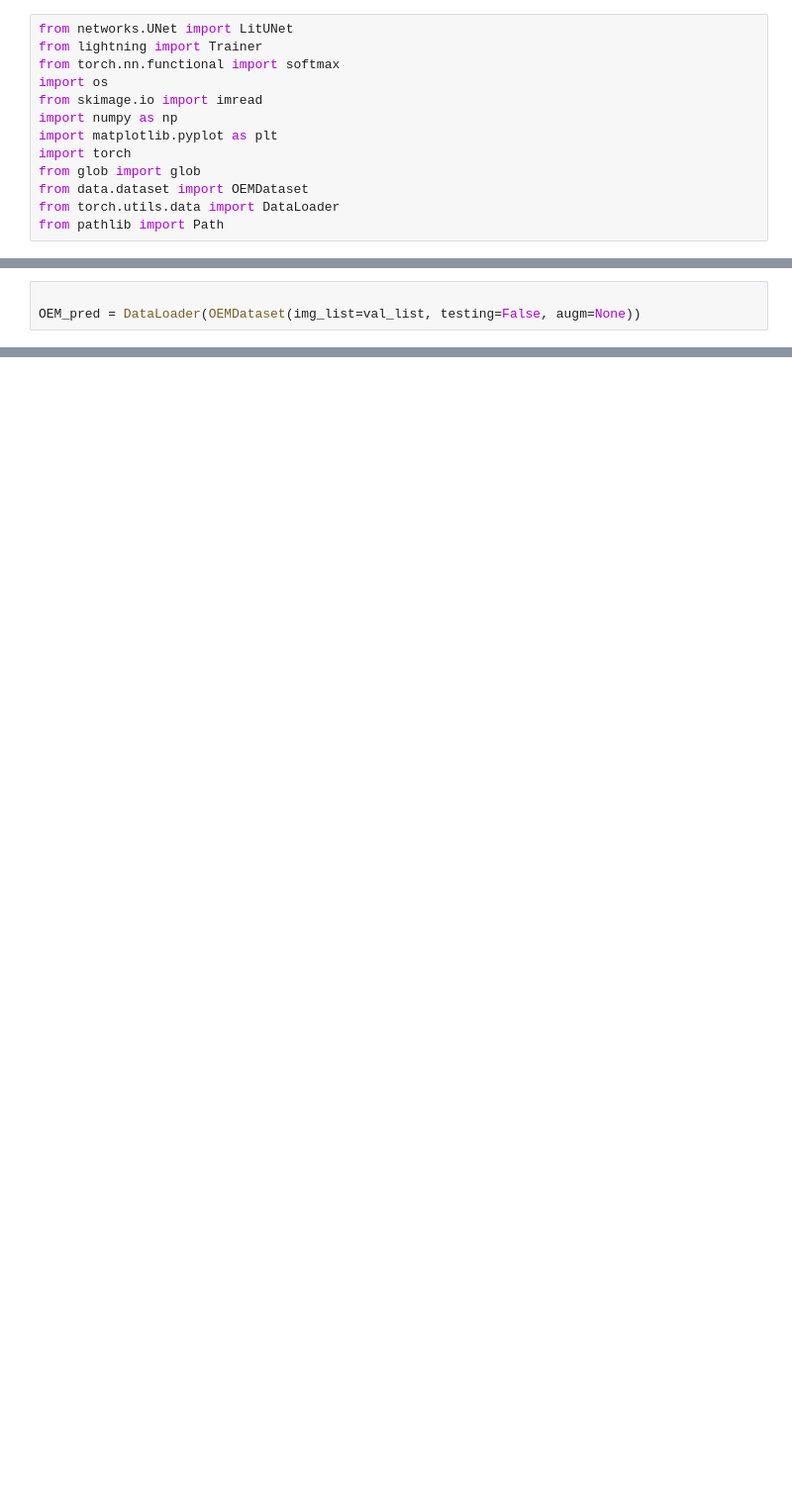
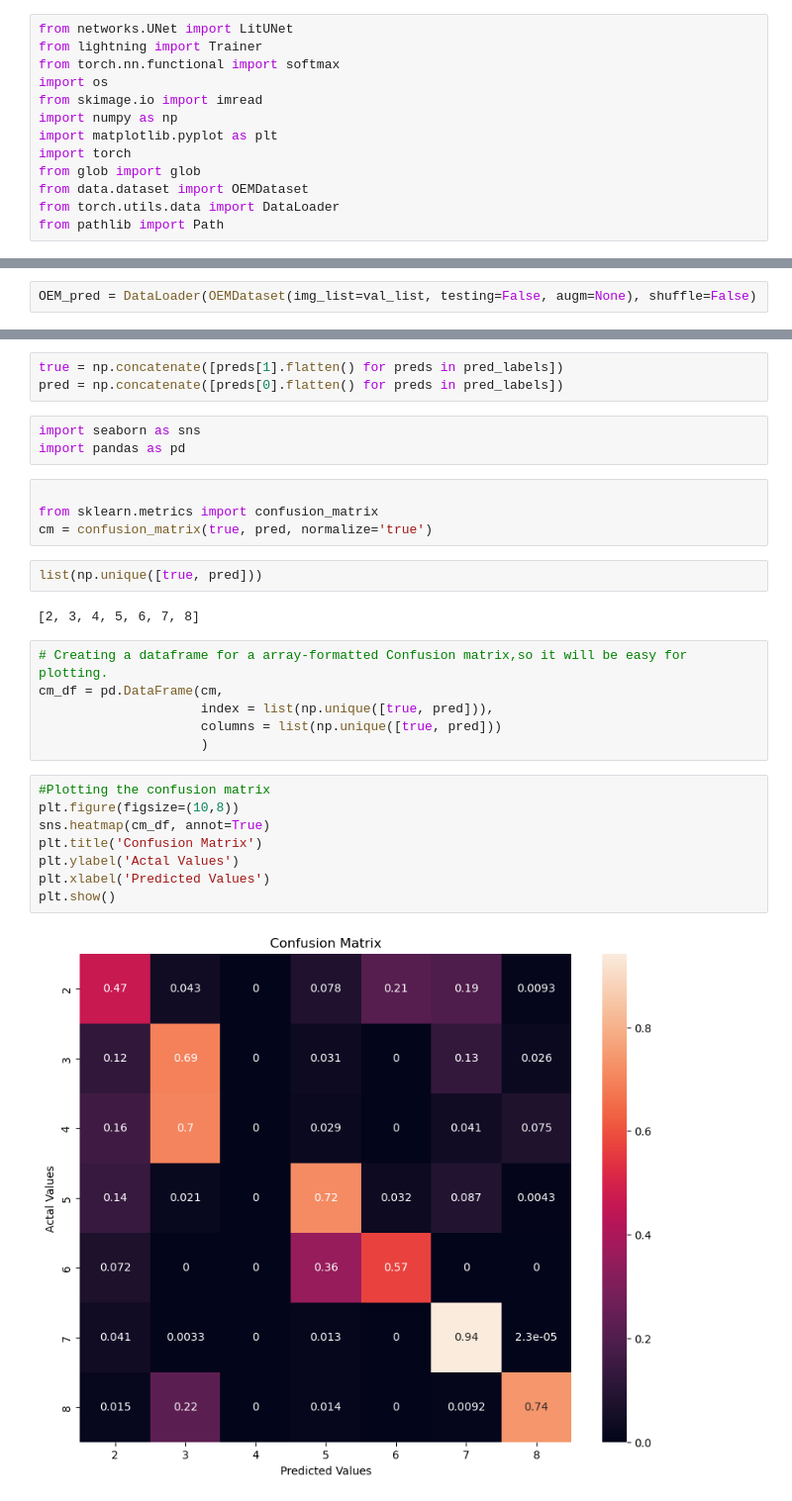
Before and after one commit to gillan-krishna/high-res-lulc, a Jupyter notebook: src/003-Confusion_matrix.ipynb, the cells around one changed output, grey strips where cells are left out. Shown: that part at 99% size. Drawn from its saved outputs; the diff is of its cells as text; blank space fills up the shorter version.

```diff
--- a/src/003-Confusion_matrix.ipynb
+++ b/src/003-Confusion_matrix.ipynb
@@ -36,6 +46,5 @@ def pred_labels(trainer, dataloader):
     return preds
 # %%
-
-OEM_pred = DataLoader(OEMDataset(img_list=val_list, testing=False, augm=None))
+OEM_pred = DataLoader(OEMDataset(img_list=val_list, testing=False, augm=None), shuffle=False)
 # %%
 pred_labels = pred_labels(trainer=trainer, dataloader=OEM_pred)
@@ -41,0 +54,30 @@ pred_labels = pred_labels(trainer=trainer, dataloader=OEM_pred)
+# %%
+true = np.concatenate([preds[1].flatten() for preds in pred_labels])
+pred = np.concatenate([preds[0].flatten() for preds in pred_labels])
+# %%
+import seaborn as sns
+import pandas as pd
+# %%
+
+from sklearn.metrics import confusion_matrix
+cm = confusion_matrix(true, pred, normalize='true')
+# %%
+list(np.unique([true, pred]))
+# %% [output]
+[2, 3, 4, 5, 6, 7, 8]
+# %%
+# Creating a dataframe for a array-formatted Confusion matrix,so it will be easy for plotting.
+cm_df = pd.DataFrame(cm,
+                     index = list(np.unique([true, pred])),
+                     columns = list(np.unique([true, pred]))
+                     )
+# %%
+#Plotting the confusion matrix
+plt.figure(figsize=(10,8))
+sns.heatmap(cm_df, annot=True)
+plt.title('Confusion Matrix')
+plt.ylabel('Actal Values')
+plt.xlabel('Predicted Values')
+plt.show()
+# %% [output]
+[figure, added]
```
Also changed, not shown: parts of 12 cells of this notebook, 3 other files.
